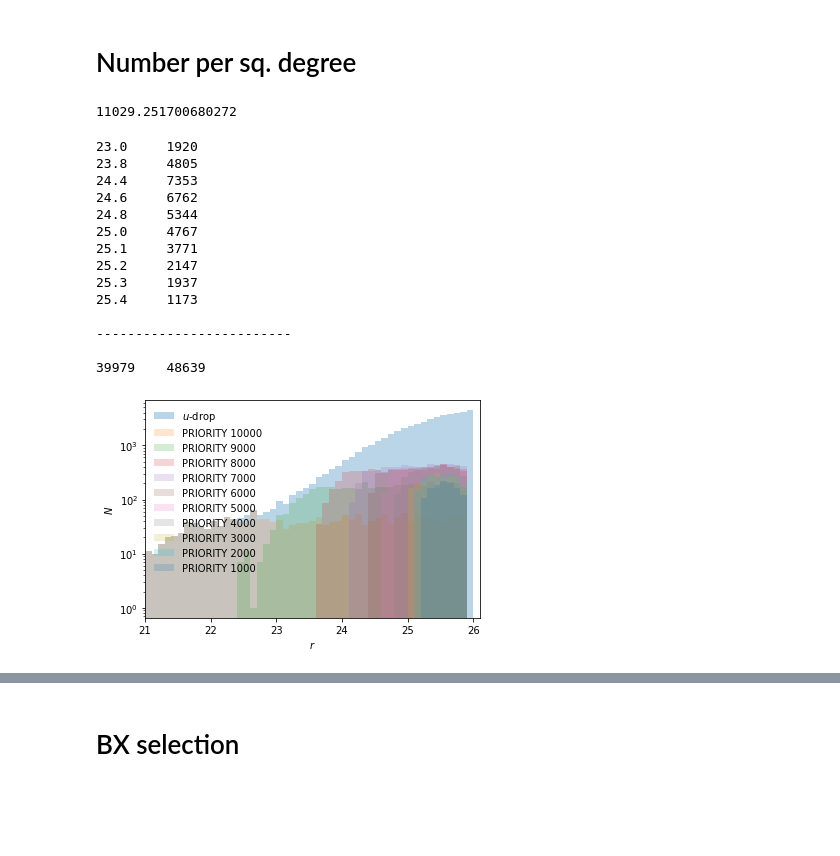
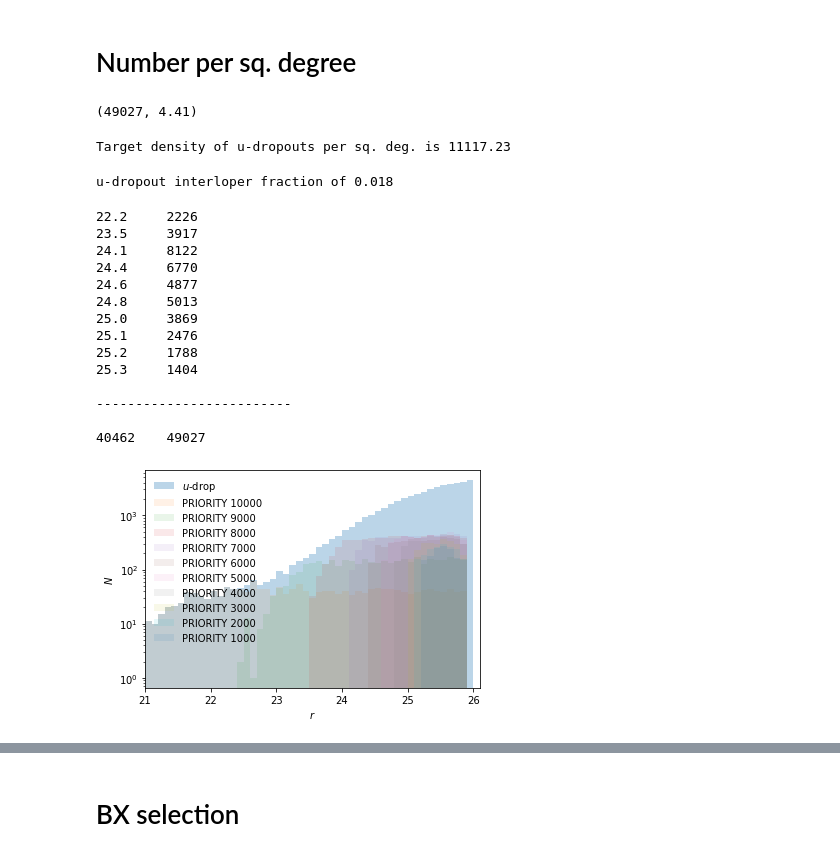
Before and after one commit to michaelJwilson/DESILBG, a Jupyter notebook: target/proposals/docs/desilbg-clauds.ipynb, the cells around one changed output, grey strips where cells are left out. Saved outputs shown, nothing was run; the diff lists cells and outputs as text; code cells hidden in the pictures; blank space fills up the shorter version.

```diff
--- a/target/proposals/docs/desilbg-clauds.ipynb
+++ b/target/proposals/docs/desilbg-clauds.ipynb
@@ -105,4 +106,4 @@ tiles       = Table(io.load_tiles())
 # %%
 # vvds   = get_vvds()
 # %%
-clauds, areas = get_clauds()
+clauds, area = get_clauds()
@@ -165,5 +134,5 @@ Table length=2779644
 # %%
 # grush_D2 = grush[(grush['ra'] > 148.) & (grush['ra'] < 152.0) & (grush['dec'] > 0.00) & (grush['dec'] < 4.5)]
 # %%
-isin, indx = is_point_in_desi(tiles, cclauds['RA'], cclauds['DEC'], radius=None, return_tile_index=True)
+isin, indx = is_point_in_desi(tiles, clauds['RA'], clauds['DEC'], radius=None, return_tile_index=True)
 # %%
@@ -318,7 +271,7 @@ pl.legend(frameon=False)
 <matplotlib.legend.Legend at 0x...>
 [figure]
 # %%
-rlim_udrops = cclauds[liu_udrops(cclauds, band='r', magmin=21., maglim=26.)]
+rlim_udrops = clauds[liu_udrops(clauds, band='r', magmin=18., maglim=26.)]
 # %%
 dz          = 0.05
 bins        = np.arange(0.0, 5.0, dz)
@@ -339,12 +292,20 @@ pl.savefig('clauds-udrop-redshift-distribution.pdf')
 # %% [markdown]
 # Number per sq. degree
 # %%
-len(rlim_udrops) / areas['COSMOS']['u']
+len(rlim_udrops), area['u']
 # %% [output]
-11029.251700680272
+(49027, 4.41)
+# %%
+print('Target density of u-dropouts per sq. deg. is {:.2f}'.format(len(rlim_udrops) / area['u']))
+# %% [output]
+Target density of u-dropouts per sq. deg. is 11117.23
+# %%
+print('u-dropout interloper fraction of {:.3f}'.format(np.count_nonzero(rlim_udrops['ZPHOT'] < 0.1) / len(rlim_udrops)))
+# %% [output]
+u-dropout interloper fraction of 0.018
 # %%
-def flatmagcat(rlimcat, band):
-    bins       = np.arange(21., 26.01, 0.1)
+def flatmagcat(rlimcat, band, rmax=26.01):
+    bins       = np.arange(21., rmax, 0.1)
 
     assert  rlimcat[band].max() < 26.0
 
@@ -353,12 +314,11 @@ def flatmagcat(rlimcat, band):
     cnts, bins = result[0], result[1]
     lims       = bins[:-1]
 
-    cut        = lims[cnts > 0.5 * np.median(cnts[cnts > 0])][0]
+    cut        = cnts > 0.25 * np.median(cnts[cnts > 0])
+    cutlim     = lims[cut][0]
 
-    # print(cnts)
-
-    rsampling                  = cnts / cnts[cnts > 0.25 * np.median(cnts[cnts > 0])][0]
-    rsampling[rsampling < 1.]  = 1.0
+    rsampling                  = cnts / cnts[cut][0]
+    rsampling[(rsampling < 1.) & (bins[:-1] < cutlim)] = 1.0
     rsampling                  = 1. / rsampling
 
     rsampling                  = np.concatenate((rsampling, np.array([0])))
@@ -367,54 +327,57 @@ def flatmagcat(rlimcat, band):
 
     sampling                   = np.random.uniform(0.0, 1.0, len(rlimcat))
 
-    rlimcat['SAMPLING']        = sampling < rsampling[indx]
+    rlimcat['ISIN']            = sampling < rsampling[indx]
 
-    print('{:.1f} \t {:d}'.format(cut, np.count_nonzero(rlimcat['SAMPLING'])))
+    print('{:.1f} \t {:d}'.format(cutlim, np.count_nonzero(rlimcat['ISIN'])))
 
     # In, residual.
-    return  rlimcat[rlimcat['SAMPLING']], rlimcat[~rlimcat['SAMPLING']]
+    return  rlimcat[rlimcat['ISIN']], rlimcat[~rlimcat['ISIN']]
 # %%
-bins                       = np.arange(21., 26.1, 0.1)
-result                     = pl.hist(rlim_udrops['r'], bins=bins, alpha=0.3, label=r'$u$-drop')
-reducecat                  = Table(rlim_udrops, copy=True)
+bins = np.arange(21., 26.1, 0.1)
+result = pl.hist(rlim_udrops['r'], bins=bins, alpha=0.3, label=r'$u$-drop')
+reducecat = Table(rlim_udrops, copy=True)
 
-tiers = []
+tiers = Table()
 total =  0
 
 for i in np.arange(10):
-    flat_udrops, reducecat = flatmagcat(reducecat, 'r')
-    result                 = pl.hist(flat_udrops['r'], bins=bins, alpha=0.2, label='PRIORITY {}'.format(10000 - i * 1000))
+    priority                = 10000 - i * 1000
 
-    tiers.append(flat_udrops)
+    flat_udrops, reducecat  = flatmagcat(reducecat, 'r')
+    result                  = pl.hist(flat_udrops['r'], bins=bins, alpha=0.1, label='PRIORITY {}'.format(priority))
 
-    total += len(flat_udrops)
+    flat_udrops['PRIORITY'] = priority
+    tiers                   = vstack((tiers, flat_udrops))
+
+    total                  += len(flat_udrops)
 
 print('\n-------------------------\n')
 print('{} \t {}'.format(total, len(rlim_udrops)))
 
 pl.xlim(21., 26.1)
 
 pl.xlabel(r'$r$')
 pl.ylabel(r'$N$')
 
 pl.yscale('log')
 
 pl.legend(frameon=False)
 
 pl.savefig('clauds-udrop-magnitude-distribution.pdf')
 # %% [output]
-23.0     1920
-23.8     4805
-24.4     7353
-24.6     6762
-24.8     5344
-25.0     4767
-25.1     3771
-25.2     2147
-25.3     1937
-25.4     1173
+22.2     2226
+23.5     3917
+24.1     8122
+24.4     6770
+24.6     4877
+24.8     5013
+25.0     3869
+25.1     2476
+25.2     1788
+25.3     1404
 
 -------------------------
 
-39979    48639
+40462    49027
-[figure, old version]
+[figure, new version]
```
Also changed, not shown: parts of 75 cells of this notebook.
